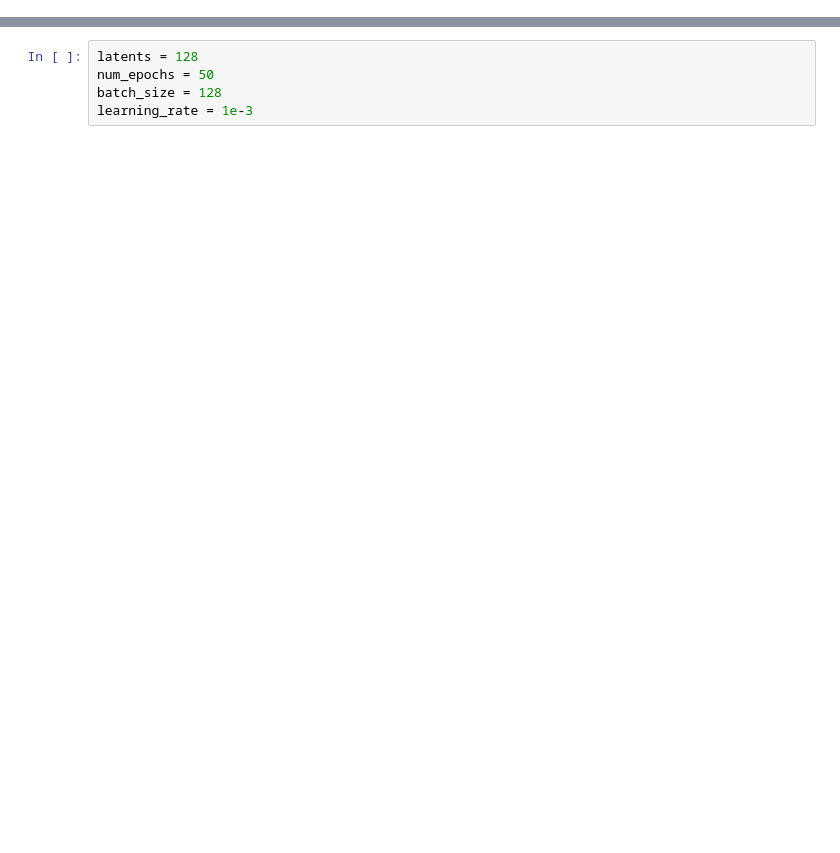
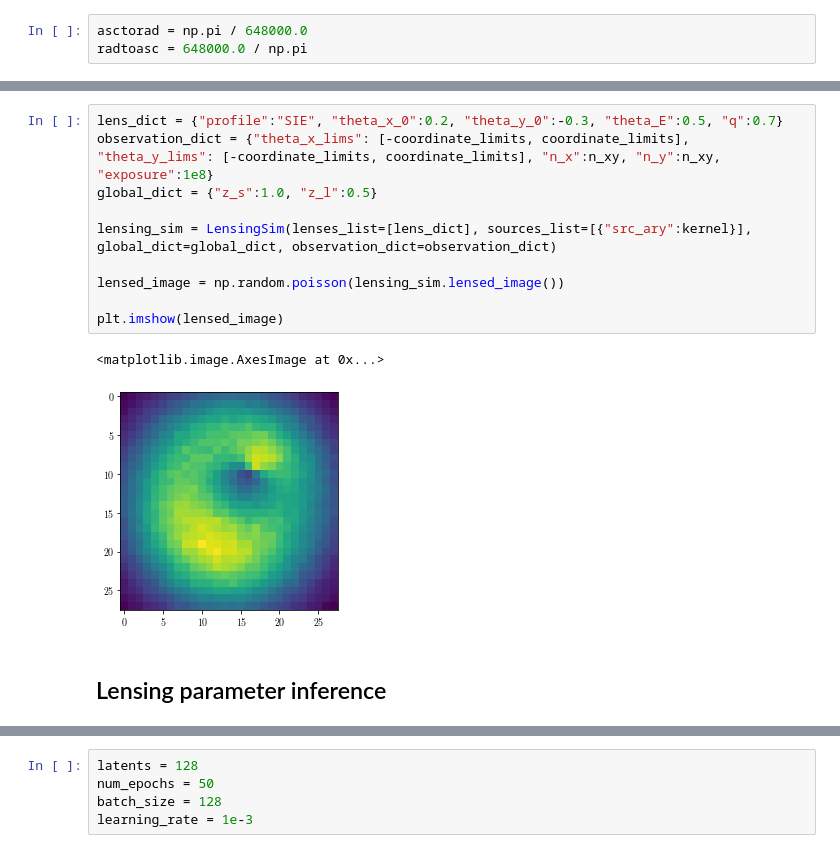
Before and after one commit to smsharma/deep-prob-prog-tutorials, a Jupyter notebook: 02_deep_prob_prog.ipynb, the cells around one changed output, grey strips where cells are left out. Drawn from its saved outputs; the diff is of its cells as text; blank space fills up the shorter version.

Commit message:
Added toy differentiable strong lensing simulator

```diff
--- a/02_deep_prob_prog.ipynb
+++ b/02_deep_prob_prog.ipynb
@@ -30,0 +48,3 @@ import optax
+# %%
+asctorad = np.pi / 648000.0
+radtoasc = 648000.0 / np.pi
@@ -30,0 +209,15 @@ import optax
+# %%
+lens_dict = {"profile":"SIE", "theta_x_0":0.2, "theta_y_0":-0.3, "theta_E":0.5, "q":0.7}
+observation_dict = {"theta_x_lims": [-coordinate_limits, coordinate_limits], "theta_y_lims": [-coordinate_limits, coordinate_limits], "n_x":n_xy, "n_y":n_xy, "exposure":1e8}
+global_dict = {"z_s":1.0, "z_l":0.5}
+
+lensing_sim = LensingSim(lenses_list=[lens_dict], sources_list=[{"src_ary":kernel}], global_dict=global_dict, observation_dict=observation_dict)
+
+lensed_image = np.random.poisson(lensing_sim.lensed_image())
+
+plt.imshow(lensed_image)
+# %% [output]
+<matplotlib.image.AxesImage at 0x...>
+[figure, added]
+# %% [markdown]
+## Lensing parameter inference
```
Also changed, not shown: parts of 21 cells of this notebook, 1 other file.
